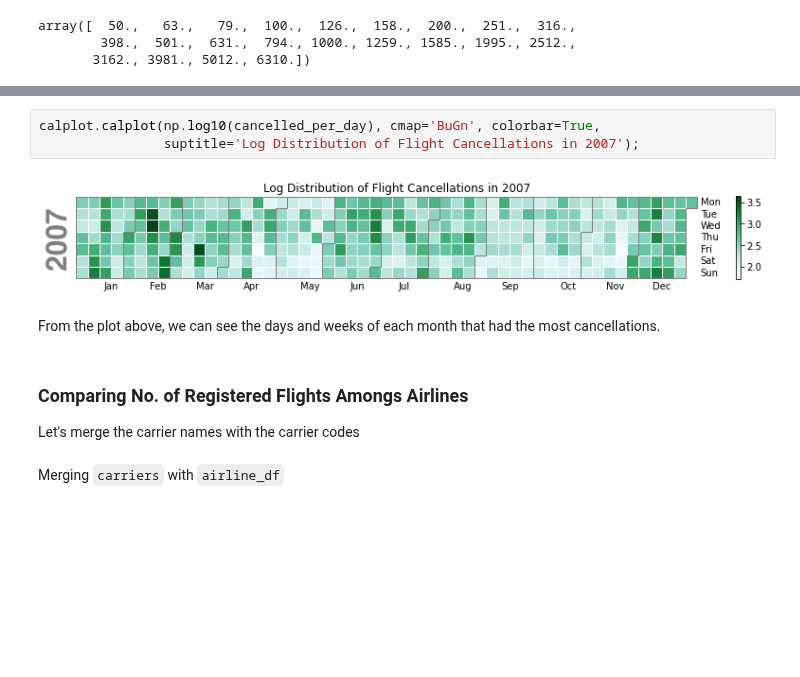
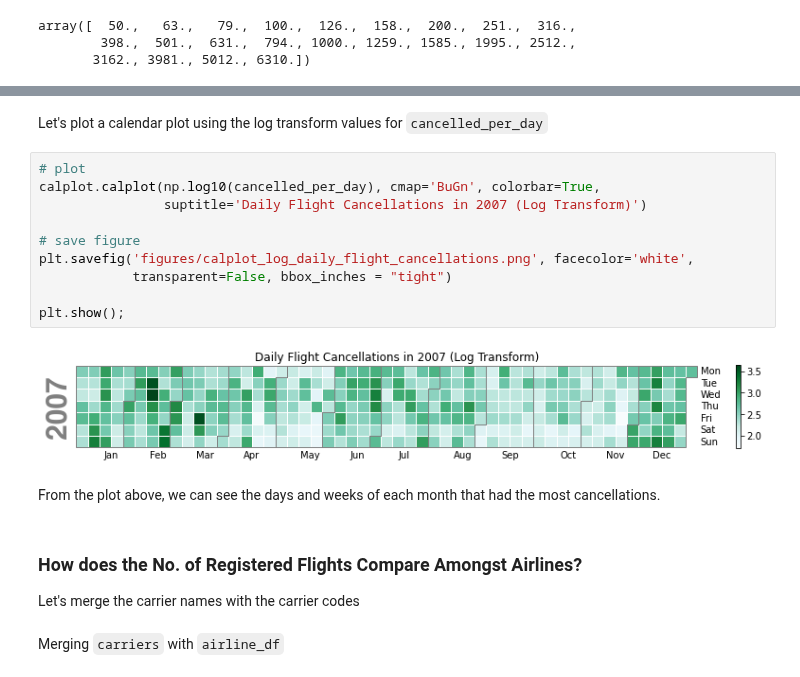
Before and after one commit to EsosaOrumwese/ALX-T-Nanodegree, a Jupyter notebook: Data Analytics/Projects/Airline On-Time Performance Data/eda_act.ipynb, the cells around one changed output, grey strips where cells are left out. Saved outputs shown, nothing was run; the diff lists cells and outputs as text; blank space fills up the shorter version.

```diff
--- a/Data Analytics/Projects/Airline On-Time Performance Data/eda_act.ipynb
+++ b/Data Analytics/Projects/Airline On-Time Performance Data/eda_act.ipynb
@@ -443,14 +527,23 @@ plt.title('Distribution of Daily Flight Cancellations (Log Transform)');
 # %% [output]
 [figure]
+# %% [markdown]
+Let's plot a calendar plot using the log transform values for `cancelled_per_day`
 # %%
+# plot
 calplot.calplot(np.log10(cancelled_per_day), cmap='BuGn', colorbar=True,
-                suptitle='Log Distribution of Flight Cancellations in 2007');
+                suptitle='Daily Flight Cancellations in 2007 (Log Transform)')
+
+# save figure
+plt.savefig('figures/calplot_log_daily_flight_cancellations.png', facecolor='white',
+            transparent=False, bbox_inches = "tight")
+
+plt.show();
 # %% [output]
-[figure, old version]
+[figure, new version]
 # %% [markdown]
 From the plot above, we can see the days and weeks of each month that had the most cancellations.
 # %% [markdown]
-### Comparing No. of Registered Flights Amongs Airlines
+### How does the No. of Registered Flights Compare Amongst Airlines?
 Let's merge the carrier names with the carrier codes
 # %% [markdown]
 Merging `carriers` with `airline_df`
```
Also changed, not shown: parts of 27 cells of this notebook, 14 other files.
